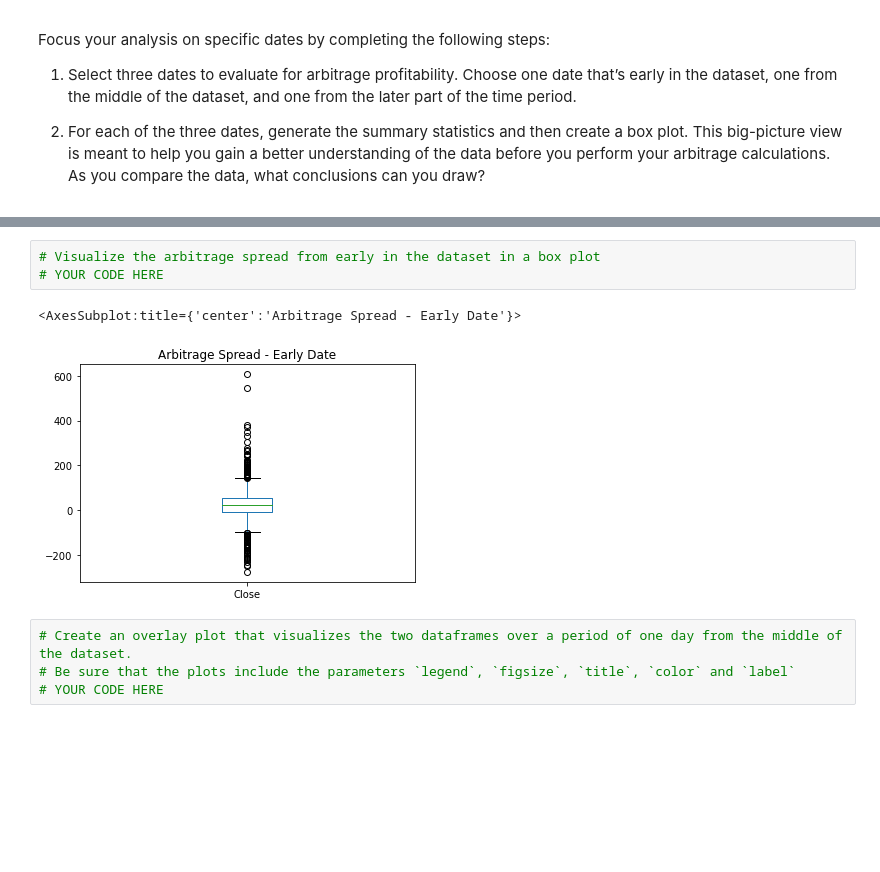
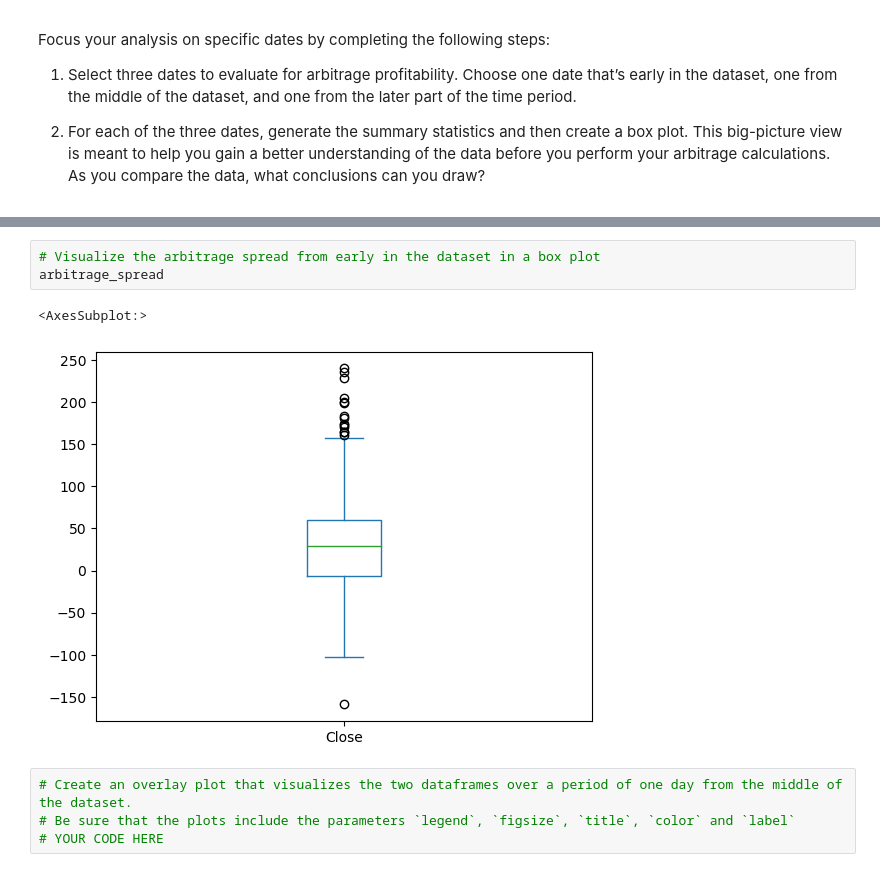
Before and after one commit to djohnst914/Bitcoin_Arbitrage_Opportunities, a Jupyter notebook: crypto_arbitrage.ipynb, the cells around one changed output, grey strips where cells are left out. Saved outputs shown, nothing was run; the diff lists cells and outputs as text; blank space fills up the shorter version.

```diff
--- a/crypto_arbitrage.ipynb
+++ b/crypto_arbitrage.ipynb
@@ -396,10 +399,10 @@ max       606.800000
 Name: Close, dtype: float64
 # %%
 # Visualize the arbitrage spread from early in the dataset in a box plot
-# YOUR CODE HERE
+arbitrage_spread
 # %% [output]
-<AxesSubplot:title={'center':'Arbitrage Spread - Early Date'}>
+<AxesSubplot:>
-[figure, old version]
+[figure, new version]
 # %%
 # Create an overlay plot that visualizes the two dataframes over a period of one day from the middle of the dataset.
 # Be sure that the plots include the parameters `legend`, `figsize`, `title`, `color` and `label`
```
Also changed, not shown: parts of 2 cells of this notebook.
